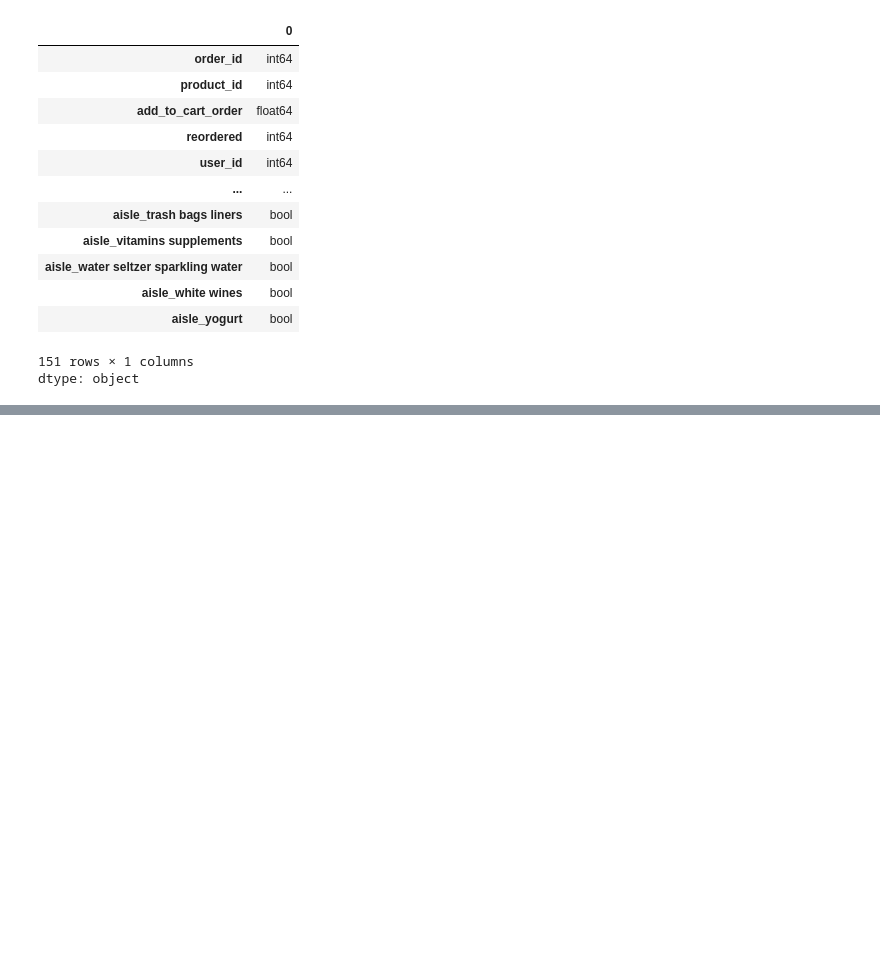
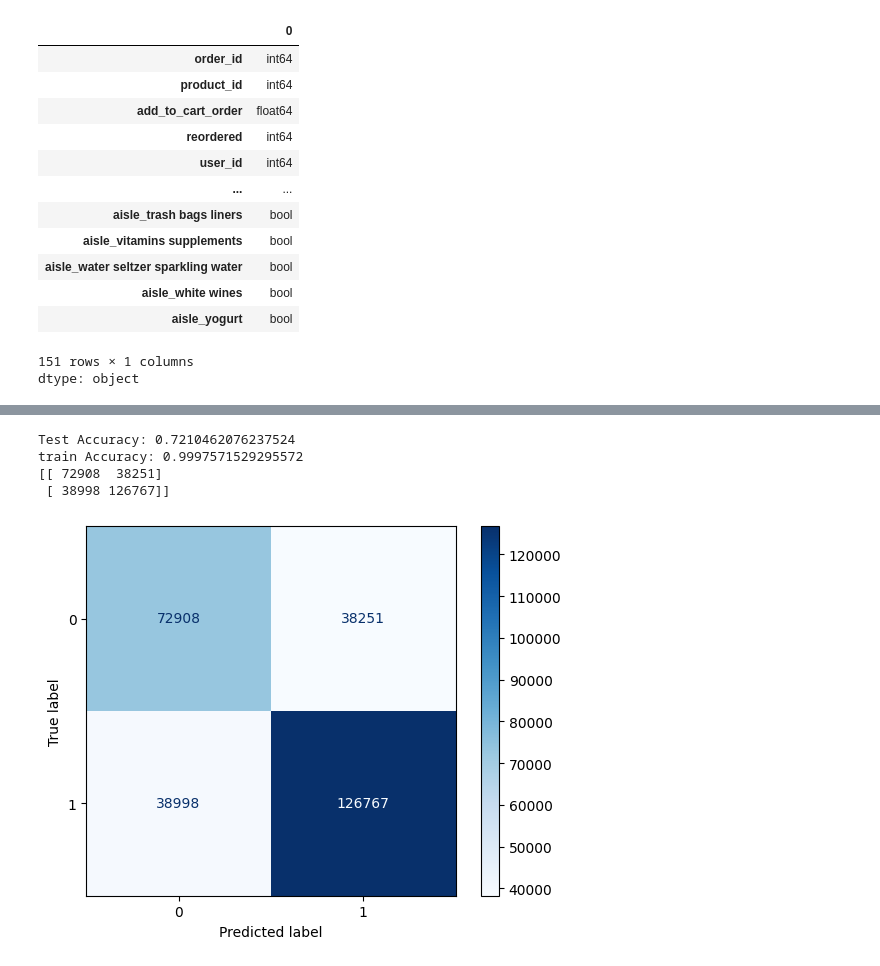
Before and after one commit to sarakhaderkoko1233-wq/ML-project, a Jupyter notebook: project.ipynb, the cells around one changed output, grey strips where cells are left out. Cells and saved outputs as stored; diff of their text form; code cells hidden in the pictures; blank space fills up the shorter version.

```diff
--- a/project.ipynb
+++ b/project.ipynb
@@ -284,0 +300,23 @@ print(f"\nconfusion_matrix: {confusion_matrix(y_test,y_pred)}")
+# %%
+from sklearn.tree import plot_tree
+dt=DecisionTreeClassifier(criterion='entropy',random_state=0)
+dt.fit(X_train,y_train)
+y_pred=dt.predict(X_test)
+print(f"Test Accuracy: {accuracy_score(y_test,y_pred)}")
+print(f"train Accuracy: {dt.score(X_train,y_train)}")
+cm=confusion_matrix(y_test,y_pred)
+print(cm)
+disp=ConfusionMatrixDisplay(cm, display_labels=[0,1])
+disp.plot(cmap=plt.cm.Blues)
+plt.show()
+
+plt.figure(figsize=(15,10))
+plot_tree(dt,filled=True,feature_names=X.columns,class_names=['0','1'])
+plt.title('desision tree visualization')
+plt.show()
+# %% [output]
+Test Accuracy: 0.7210462076237524
+train Accuracy: 0.9997571529295572
+[[ 72908  38251]
+ [ 38998 126767]]
+[figure, added]
```
Also changed, not shown: parts of 6 cells of this notebook.
